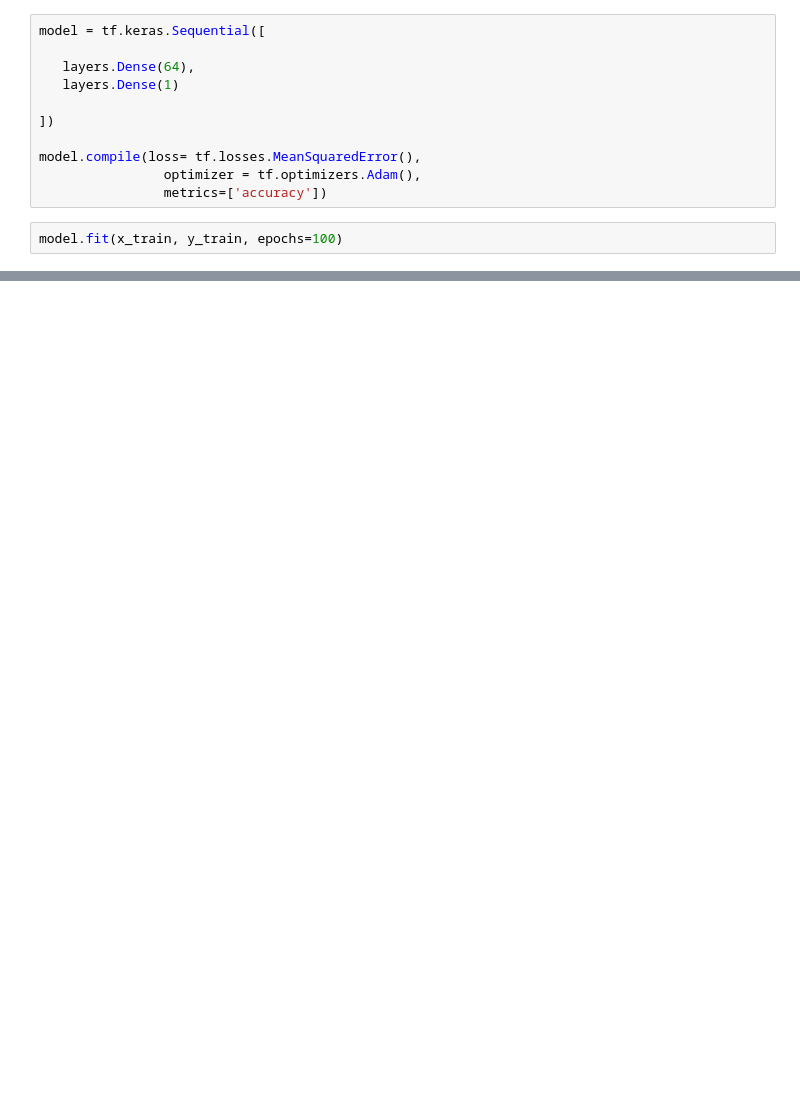
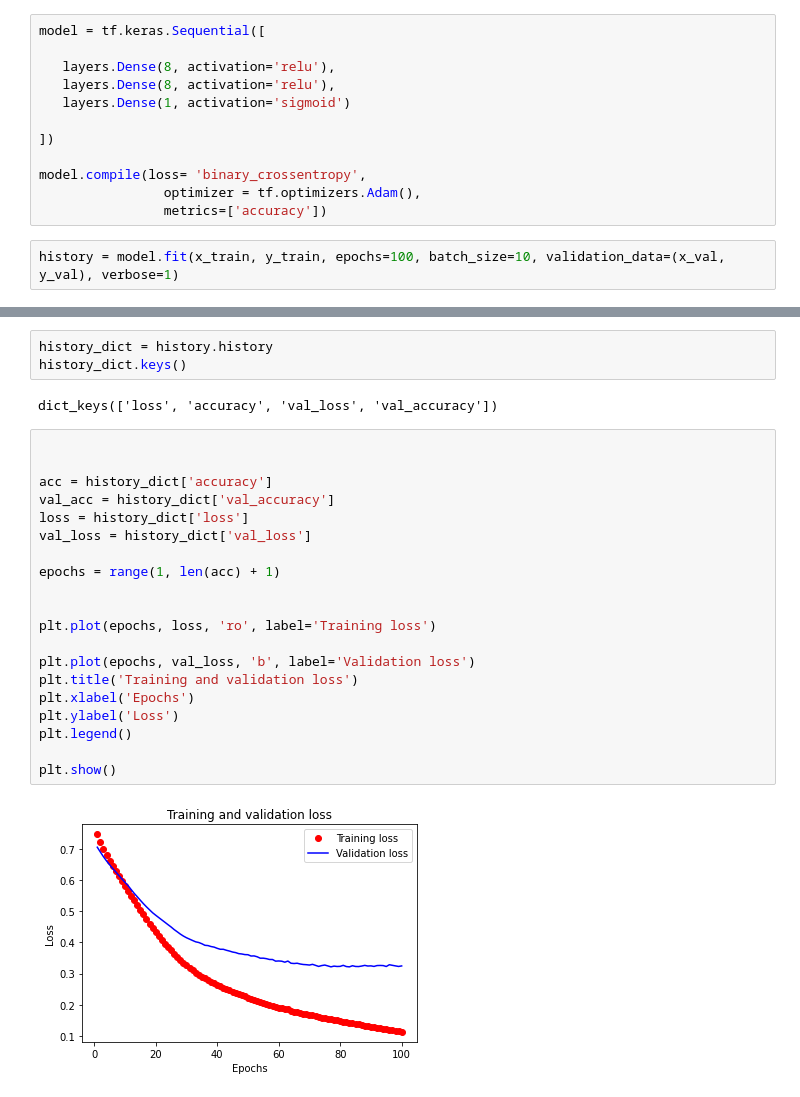
Before and after one commit to seungsura/BC_ANN, a Jupyter notebook: start.ipynb, the cells around one changed output, grey strips where cells are left out. Saved outputs shown, nothing was run; the diff lists cells and outputs as text; blank space fills up the shorter version.

```diff
--- a/start.ipynb
+++ b/start.ipynb
@@ -27,14 +52,15 @@ x_test = np.array(x_test)
 # %%
 model = tf.keras.Sequential([
 
-   layers.Dense(64),
-   layers.Dense(1)
+   layers.Dense(8, activation='relu'),
+   layers.Dense(8, activation='relu'),
+   layers.Dense(1, activation='sigmoid')
 
 ])
 
-model.compile(loss= tf.losses.MeanSquaredError(),
+model.compile(loss= 'binary_crossentropy',
                 optimizer = tf.optimizers.Adam(),
                 metrics=['accuracy'])
 # %%
-model.fit(x_train, y_train, epochs=100)
+history = model.fit(x_train, y_train, epochs=100, batch_size=10, validation_data=(x_val, y_val), verbose=1)
 # %% [output]
@@ -61,0 +93,27 @@ Epoch 10/10
+# %%
+history_dict = history.history
+history_dict.keys()
+# %% [output]
+dict_keys(['loss', 'accuracy', 'val_loss', 'val_accuracy'])
+# %%
+
+
+acc = history_dict['accuracy']
+val_acc = history_dict['val_accuracy']
+loss = history_dict['loss']
+val_loss = history_dict['val_loss']
+
+epochs = range(1, len(acc) + 1)
+
+
+plt.plot(epochs, loss, 'ro', label='Training loss')
+
+plt.plot(epochs, val_loss, 'b', label='Validation loss')
+plt.title('Training and validation loss')
+plt.xlabel('Epochs')
+plt.ylabel('Loss')
+plt.legend()
+
+plt.show()
+# %% [output]
+[figure, added]
```
Also changed, not shown: parts of 6 cells of this notebook.
